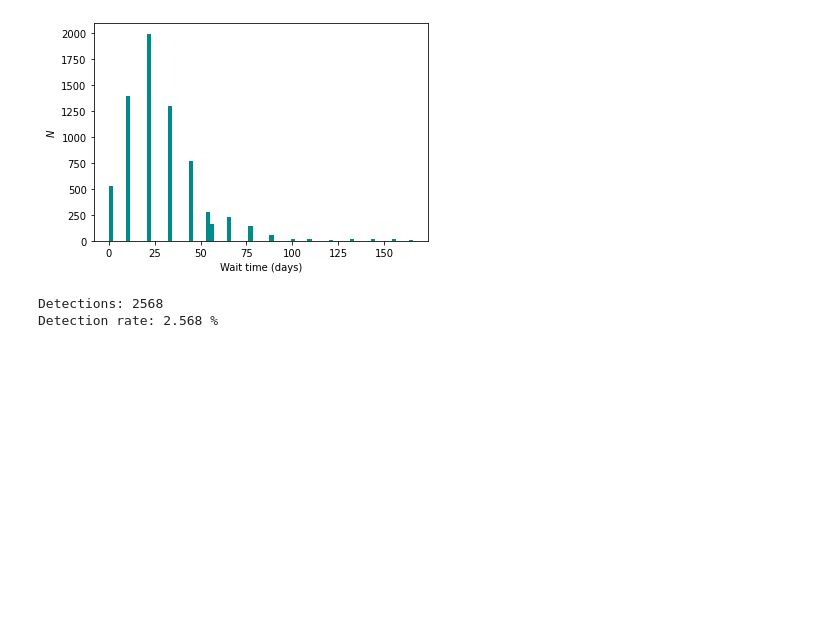
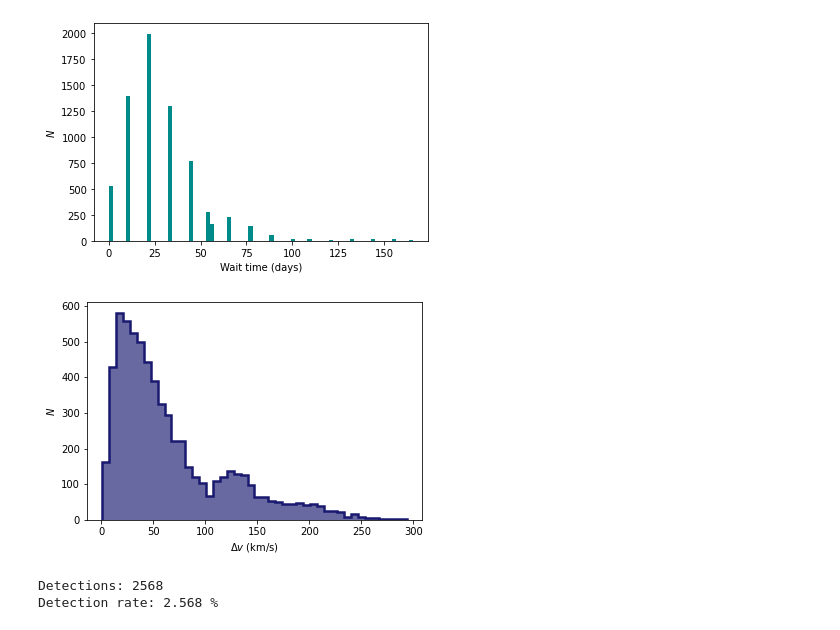
Before and after one commit to djhoover717/ISOAnalysis, a Jupyter notebook: iso_analysis_v4.ipynb, the cells around one changed output. Cells and saved outputs as stored; diff of their text form; code cells hidden in the pictures; blank space fills up the shorter version.

Commit message:
Calculated delta-v

```diff
--- a/iso_analysis_v4.ipynb
+++ b/iso_analysis_v4.ipynb
@@ -175,6 +175,21 @@ plt.savefig('figures/waittime_hist.pdf', bbox_inches='tight', \
 plt.show()
 # %% [output]
 [figure]
+# %%
+dv = (min_dist[waittime!=0]*AU/1000.)/(waittime[waittime!=0]*24*60*60)
+
+plt.hist(dv, bins='auto', color='midnightblue', alpha=0.65)
+plt.hist(dv, bins='auto', edgecolor='midnightblue', fill=None, \
+        lw=2.5, histtype='step')
+
+plt.xlabel(r'$\Delta v$ (km/s)')
+plt.ylabel(r'$N$')
+
+plt.savefig('figures/deltav_hist.pdf', bbox_inches='tight', \
+                    dpi=250)
+plt.show()
+# %% [output]
+[figure, added]
 # %%
 detectable = (orbits['mag'] <= 24)*(orbits['pos_horiz'][:, :, 1] > np.radians(30.))*(orbits['solar_pos_horiz'][:, :, 1] < np.radians(-18.))
 detectable = np.any(detectable==True, axis=1)
```
Also changed, not shown: parts of 1 cell of this notebook.
